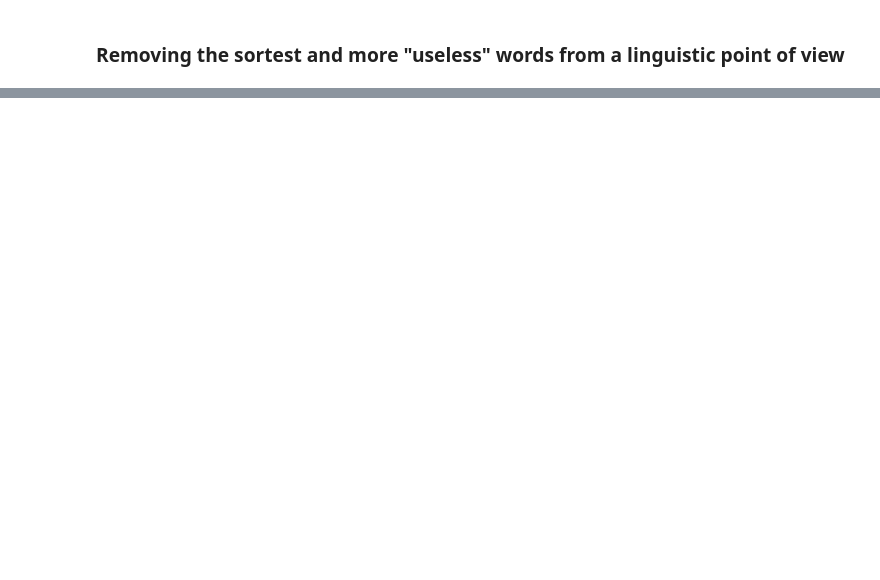
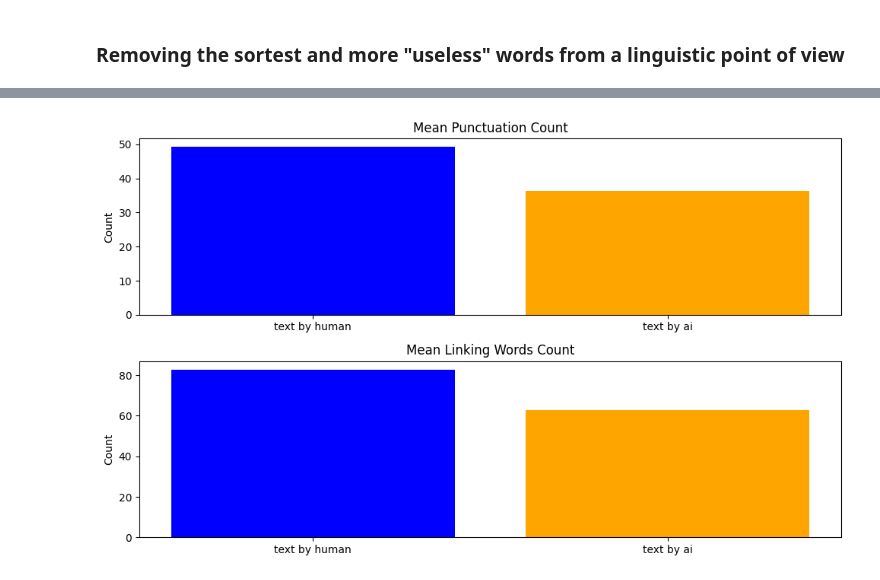
Before and after one commit to RubaGarcia/NLP, a Jupyter notebook: proyecto-final/notebook_final.ipynb, the cells around one changed output, grey strips where cells are left out. Saved outputs shown, nothing was run; the diff lists cells and outputs as text; code cells hidden in the pictures; blank space fills up the shorter version.

```diff
--- a/proyecto-final/notebook_final.ipynb
+++ b/proyecto-final/notebook_final.ipynb
@@ -343,0 +535,19 @@ displayWordFreq(fdist_ia, 20, False)
+# %%
+import string
+from nltk.tokenize import word_tokenize
+def count_punctuation_marks(text):
+    punctuation_count = sum(1 for char in text if char in string.punctuation)
+    return punctuation_count
+
+def count_linking_words(text):
+    linking_words_count = sum(1 for word in word_tokenize(text.lower()) if word in linking_words)
+    return linking_words_count
+
+datos_human['punctuation_count'] = datos_human['text'].apply(count_punctuation_marks)
+datos_ia['punctuation_count'] = datos_ia['text'].apply(count_punctuation_marks)
+
+datos_human['linking_words_count'] = datos_human['text'].apply(count_linking_words)
+datos_ia['linking_words_count'] = datos_ia['text'].apply(count_linking_words)
+
+datos = pd.concat([datos_human, datos_ia], ignore_index=True)
+datos
@@ -343,0 +568,25 @@ displayWordFreq(fdist_ia, 20, False)
+# %%
+import matplotlib.pyplot as plt
+
+first_mean_punct = datos.iloc[:10000]['punctuation_count'].mean()
+first_mean_linking = datos.iloc[:10000]['linking_words_count'].mean()
+
+next_mean_punct = datos.iloc[10000:20000]['punctuation_count'].mean()
+next_mean_linking = datos.iloc[10000:20000]['linking_words_count'].mean()
+
+plt.figure(figsize=(10, 6))
+plt.subplot(2, 1, 1)
+plt.bar(['text by human', 'text by ai'], [first_mean_punct,next_mean_punct], color=['blue', 'orange'])
+plt.title('Mean Punctuation Count')
+plt.ylabel('Count')
+
+
+plt.subplot(2, 1, 2)
+plt.bar(['text by human', 'text by ai'], [first_mean_linking, next_mean_linking], color=['blue', 'orange'])
+plt.title('Mean Linking Words Count')
+plt.ylabel('Count')
+
+plt.tight_layout()
+plt.show()
+# %% [output]
+[figure, added]
```
Also changed, not shown: parts of 31 cells of this notebook.
